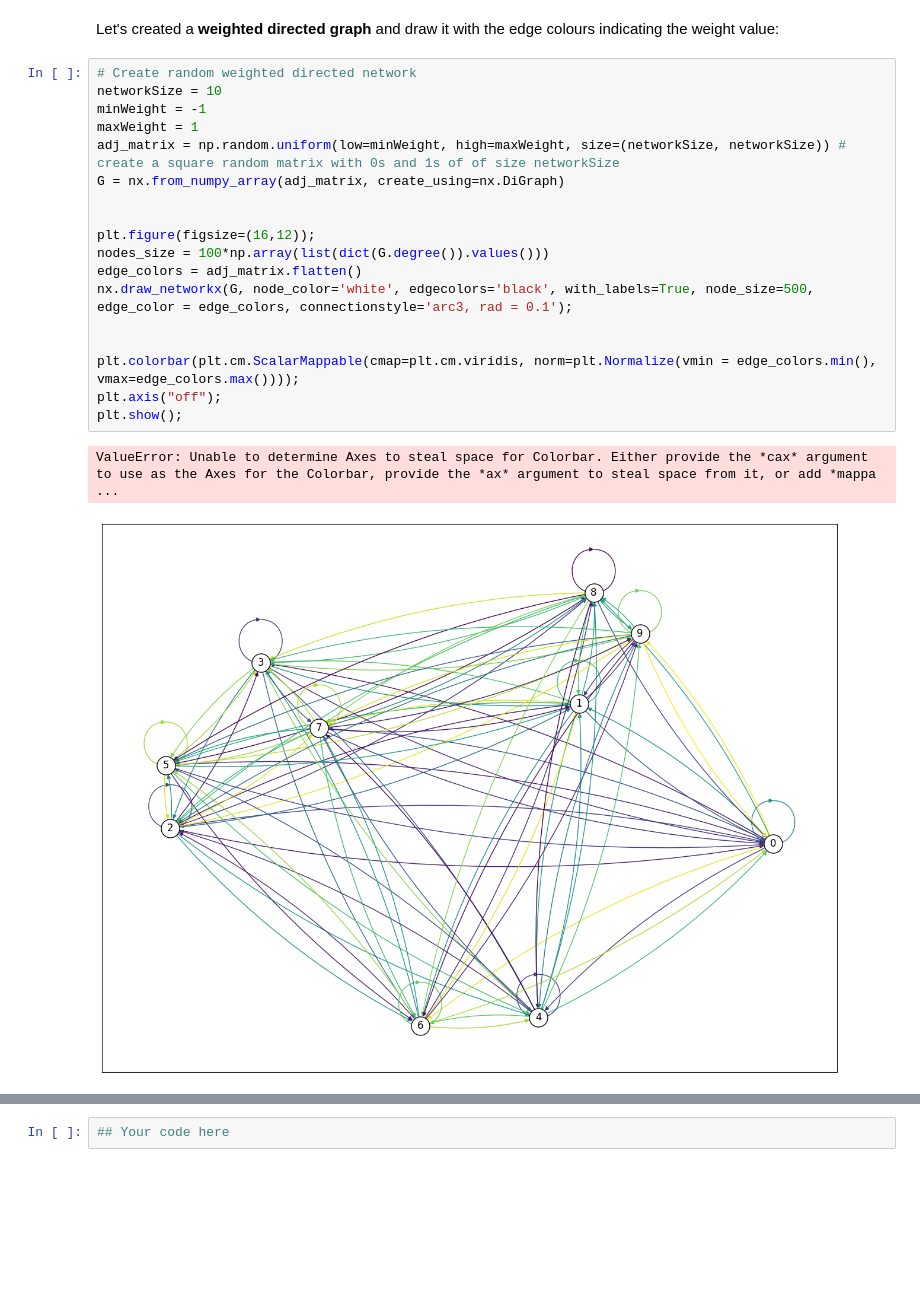
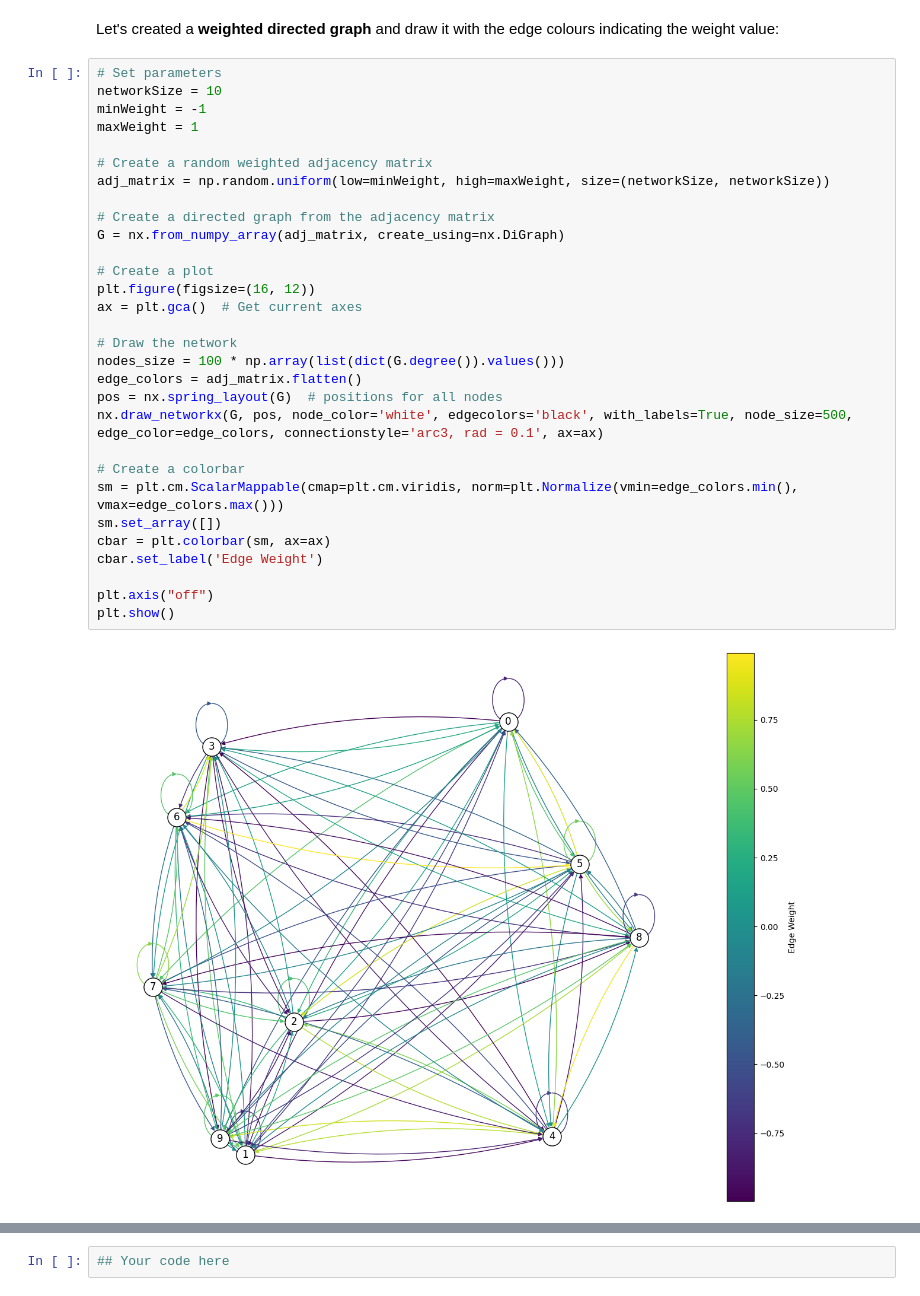
Before and after one commit to BergLab/CompNeuroCourse, a Jupyter notebook: _build/jupyter_execute/notebooks/network_theory/a.ipynb, the cells around one changed output, grey strips where cells are left out. Cells and saved outputs as stored; diff of their text form; blank space fills up the shorter version.

```diff
--- a/_build/jupyter_execute/notebooks/network_theory/a.ipynb
+++ b/_build/jupyter_execute/notebooks/network_theory/a.ipynb
@@ -224,26 +223,37 @@ By default, networkX create graphs as undirected even if the adjacency matrix is
 # %% [markdown]
 Let's created a **weighted directed graph** and draw it with the edge colours indicating the weight value:
 # %%
-# Create random weighted directed network
+# Set parameters
 networkSize = 10
 minWeight = -1
 maxWeight = 1
-adj_matrix = np.random.uniform(low=minWeight, high=maxWeight, size=(networkSize, networkSize)) # create a square random matrix with 0s and 1s of of size networkSize
+
+# Create a random weighted adjacency matrix
+adj_matrix = np.random.uniform(low=minWeight, high=maxWeight, size=(networkSize, networkSize))
+
+# Create a directed graph from the adjacency matrix
 G = nx.from_numpy_array(adj_matrix, create_using=nx.DiGraph)
 
+# Create a plot
+plt.figure(figsize=(16, 12))
+ax = plt.gca()  # Get current axes
 
-plt.figure(figsize=(16,12));
-nodes_size = 100*np.array(list(dict(G.degree()).values()))
+# Draw the network
+nodes_size = 100 * np.array(list(dict(G.degree()).values()))
 edge_colors = adj_matrix.flatten()
-nx.draw_networkx(G, node_color='white', edgecolors='black', with_labels=True, node_size=500, edge_color = edge_colors, connectionstyle='arc3, rad = 0.1');
+pos = nx.spring_layout(G)  # positions for all nodes
+nx.draw_networkx(G, pos, node_color='white', edgecolors='black', with_labels=True, node_size=500, edge_color=edge_colors, connectionstyle='arc3, rad = 0.1', ax=ax)
 
+# Create a colorbar
+sm = plt.cm.ScalarMappable(cmap=plt.cm.viridis, norm=plt.Normalize(vmin=edge_colors.min(), vmax=edge_colors.max()))
+sm.set_array([])
+cbar = plt.colorbar(sm, ax=ax)
+cbar.set_label('Edge Weight')
 
-plt.colorbar(plt.cm.ScalarMappable(cmap=plt.cm.viridis, norm=plt.Normalize(vmin = edge_colors.min(), vmax=edge_colors.max())));
-plt.axis("off");
-plt.show();
+plt.axis("off")
+plt.show()
 # %% [output]
-ValueError: Unable to determine Axes to steal space for Colorbar. Either provide the *cax* argument to use as the Axes for the Colorbar, provide the *ax* argument to steal space from it, or add *mappa ...
-[figure, old version]
+[figure, new version]
 # %% [markdown]
 
 #### Exercises 🧑‍💻🔨
```
Also changed, not shown: parts of 20 cells of this notebook, 5 other files.
